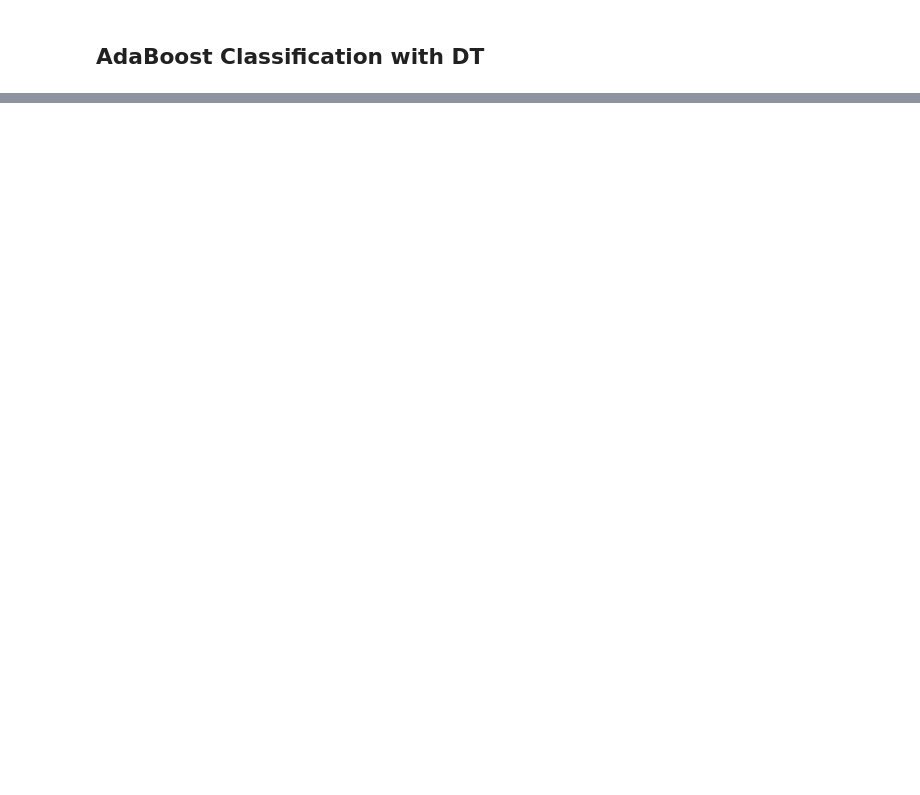
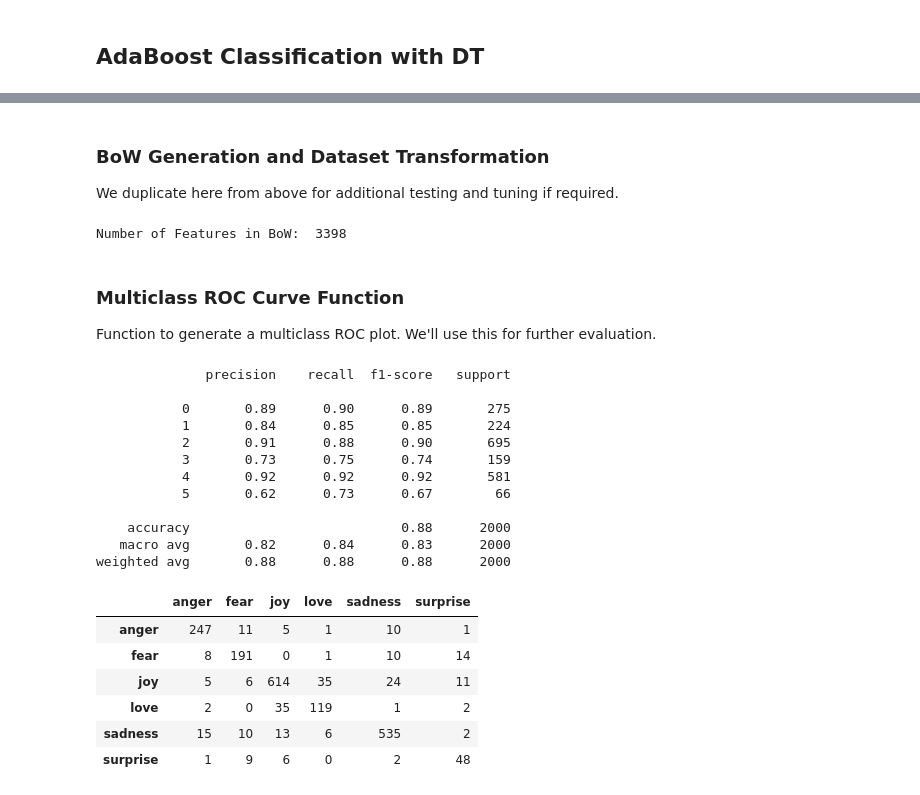
Before and after one commit to apeiffer/sentiment-analysis, a Jupyter notebook: notebooks/bag_of_words.ipynb, the cells around one changed output, grey strips where cells are left out. Cells and saved outputs as stored; diff of their text form; code cells hidden in the pictures; blank space fills up the shorter version.

```diff
--- a/notebooks/bag_of_words.ipynb
+++ b/notebooks/bag_of_words.ipynb
@@ -158,0 +130,29 @@ weighted avg       0.28      0.37      0.27      2000
+# %% [markdown]
+### BoW Generation and Dataset Transformation
+We duplicate here from above for additional testing and tuning if required.
+# %%
+import numpy as np
+from sklearn.feature_extraction.text import CountVectorizer
+from sklearn.preprocessing import LabelEncoder
+
+# create vectorier for BoW
+vectorizer = CountVectorizer(max_df=0.9, min_df=5, stop_words='english', ngram_range=(1, 1))
+BoW = vectorizer.fit_transform(trainval.text)
+print('Number of Features in BoW: ', len(vectorizer.get_feature_names_out()))
+
+enc = LabelEncoder().fit(['anger', 'fear', 'joy', 'love', 'sadness', 'surprise'])
+
+# transform all the data
+X_trainval = vectorizer.transform(trainval.text).toarray()
+Y_trainval = enc.transform(trainval.target)
+X_train = vectorizer.transform(train.text).toarray()
+Y_train = enc.transform(train.target)
+X_val = vectorizer.transform(val.text).toarray()
+Y_val = enc.transform(val.target)
+X_test = vectorizer.transform(test.text).toarray()
+Y_test = enc.transform(test.target)
+# %% [output]
+Number of Features in BoW:  3398
+# %% [markdown]
+### Multiclass ROC Curve Function
+Function to generate a multiclass ROC plot. We'll use this for further evaluation.
@@ -158,0 +182,30 @@ weighted avg       0.28      0.37      0.27      2000
+# %%
+from sklearn.ensemble import RandomForestClassifier
+import sklearn.metrics as skm
+import matplotlib.pyplot as plt
+
+rf = RandomForestClassifier(n_estimators=10, random_state=0)
+rf.fit(X_trainval, Y_trainval)
+Y_test_pred = rf.predict(X_test)
+print(skm.classification_report(Y_test, Y_test_pred))
+pd.DataFrame(skm.confusion_matrix(Y_test, Y_test_pred),columns=classes, index=classes)
+# %% [output]
+              precision    recall  f1-score   support
+
+           0       0.89      0.90      0.89       275
+           1       0.84      0.85      0.85       224
+           2       0.91      0.88      0.90       695
+           3       0.73      0.75      0.74       159
+           4       0.92      0.92      0.92       581
+           5       0.62      0.73      0.67        66
+
+    accuracy                           0.88      2000
+   macro avg       0.82      0.84      0.83      2000
+weighted avg       0.88      0.88      0.88      2000
+|  | anger | fear | joy | love | sadness | surprise |
+| anger | 247 | 11 | 5 | 1 | 10 | 1 |
+| fear | 8 | 191 | 0 | 1 | 10 | 14 |
+| joy | 5 | 6 | 614 | 35 | 24 | 11 |
+| love | 2 | 0 | 35 | 119 | 1 | 2 |
+| sadness | 15 | 10 | 13 | 6 | 535 | 2 |
+| surprise | 1 | 9 | 6 | 0 | 2 | 48 |
```
Also changed, not shown: parts of 15 cells of this notebook, 2 other files.
